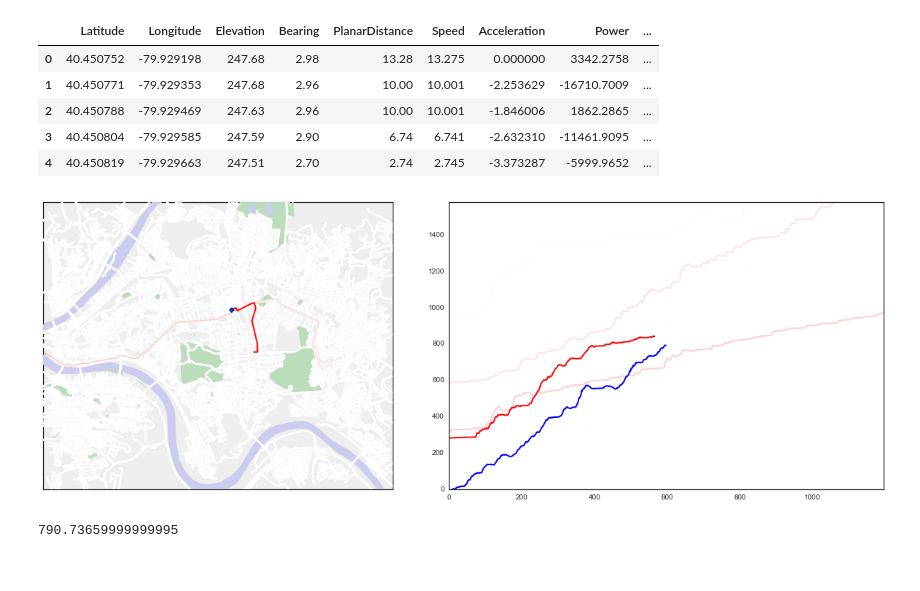
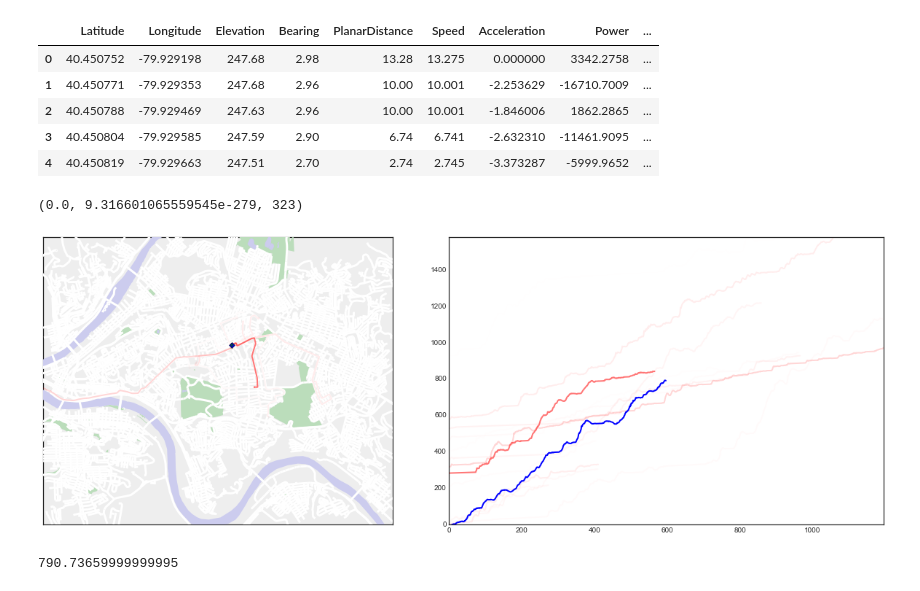
Before and after one commit to astyler/scratch, a Jupyter notebook: Prediction animation.ipynb, the cells around one changed output. Saved outputs shown, nothing was run; the diff lists cells and outputs as text; code cells hidden in the pictures.

```diff
--- a/Prediction animation.ipynb
+++ b/Prediction animation.ipynb
@@ -89,33 +89,37 @@ test.head()
 features = ['Latitude', 'Longitude', 'HeadingCosF', 'HeadingSinF', 'SpeedFilt', 'Acceleration', 'Power', 'TotalEnergyUsed']
 feature_weights =  [1,1,0.5,0.5,0.1,0,0,0.1]
 ep = ensemblepredictor.EnsemblePredictor(training, features=features, feature_weights=feature_weights)
+# %%
+results[10]
+# %% [output]
+(0.0, 9.316601065559545e-279, 323)
 # %%
 index = 5
 results = ep.predict(test.iloc[index], 1e-2)
 #best_weight = max(results)[0]
 #results = [(w/best_weight, i) for (w,i) in results]
 import matplotlib.gridspec as gridspec
 fig = plt.figure(figsize=(24,12))
 gs = gridspec.GridSpec(1, 2, width_ratios=[10,7], height_ratios=[10,7])
 gs.update(wspace=-0.15)
 ax = fig.add_subplot(gs[0])
 ax2 = fig.add_subplot(gs[1])
 
 mymap.draw_map(ax, map_fill='#eeeeee')
 
 for (r, trip) in zip(results, training):
-    idx = r[1]
-    ax.plot(trip.x.iloc[idx:], trip.y.iloc[idx:], lw=2, alpha=r[0], c='red', zorder=99)
-    ax.plot(trip.x.iloc[idx], trip.y.iloc[idx], 'gD', alpha=r[0], markersize=3, zorder=101)
-    ax2.plot(trip.TotalEnergyUsed.iloc[idx:], lw=2, alpha=r[0], c='red')
+    idx = r[2]
+    ax.plot(trip.x.iloc[idx:], trip.y.iloc[idx:], lw=2, alpha=r[1], c='red', zorder=99)
+    ax.plot(trip.x.iloc[idx], trip.y.iloc[idx], 'gD', alpha=r[1], markersize=3, zorder=101)
+    ax2.plot(trip.TotalEnergyUsed.iloc[idx:], lw=2, alpha=r[1], c='red')
 
 ax.plot(test.x.iloc[index], test.y.iloc[index], 'bD', markersize=5, zorder=100)
 gtEnergy = test.TotalEnergyUsed.iloc[index:]
 ax2.plot(gtEnergy, lw=2, alpha=1, c='blue')
 ax2.axis(xmin=0, xmax=2*len(gtEnergy), ymin=0, ymax=2*gtEnergy.values[-1])
 ax2.set_ymargin(0.5)
 # %% [output]
-[figure, old version]
+[figure, new version]
 # %%
 gtEnergy.values[-1]
 # %% [output]
```
Also changed, not shown: parts of 2 cells of this notebook, 1 other file.
